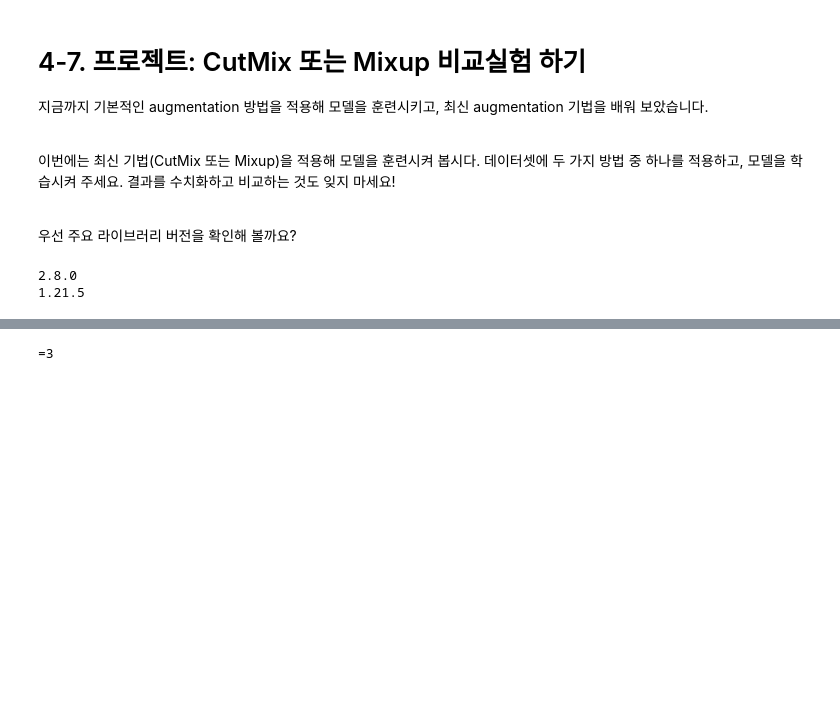
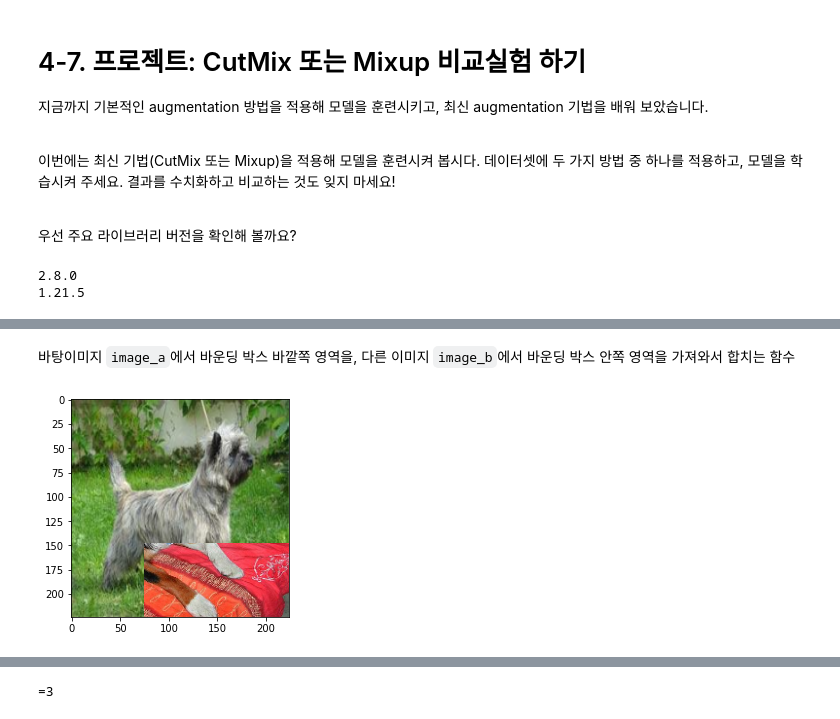
Before and after one commit to Seona056/AIFFEL_Daegu, a Jupyter notebook: GOING DEEPER/[CV-04] CutMix 또는 Mixup 비교실험 하기.ipynb, the cells around one changed output, grey strips where cells are left out. Saved outputs shown, nothing was run; the diff lists cells and outputs as text; code cells hidden in the pictures; blank space fills up the shorter version.

```diff
--- a/GOING DEEPER/[CV-04] CutMix 또는 Mixup 비교실험 하기.ipynb
+++ b/GOING DEEPER/[CV-04] CutMix 또는 Mixup 비교실험 하기.ipynb
@@ -319,0 +456,22 @@ CutMix는 배치 안에 있는 이미지끼리만 섞는 과정이기 때문에,
+# %% [markdown]
+바탕이미지 `image_a`에서 바운딩 박스 바깥쪽 영역을, 다른 이미지 `image_b`에서 바운딩 박스 안쪽 영역을 가져와서 합치는 함수
+# %%
+# mix two images
+def mix_2_images(image_a, image_b, x_min, y_min, x_max, y_max):
+    image_size_x = image_a.shape[1]
+    image_size_y = image_a.shape[0]
+    middle_left = image_a[y_min:y_max, 0:x_min, :] # image_b의 왼쪽 바깥 영역
+    middle_center = image_b[y_min:y_max, x_min:x_max, :]  # image_b의 안쪽 영역
+    middle_right = image_a[y_min:y_max, x_max:image_size_x, :] # image_b의 오른쪽 바깥 영역
+    middle = tf.concat([middle_left,middle_center,middle_right], axis=1)
+    top = image_a[0:y_min, :, :]
+    bottom = image_a[y_max:image_size_y, :, :]
+    mixed_img = tf.concat([top, middle, bottom],axis=0)
+
+    return mixed_img
+
+mixed_img = mix_2_images(image_a, image_b, x_min, y_min, x_max, y_max)
+plt.imshow(mixed_img.numpy())
+plt.show()
+# %% [output]
+[figure, added]
```
Also changed, not shown: parts of 43 cells of this notebook.
